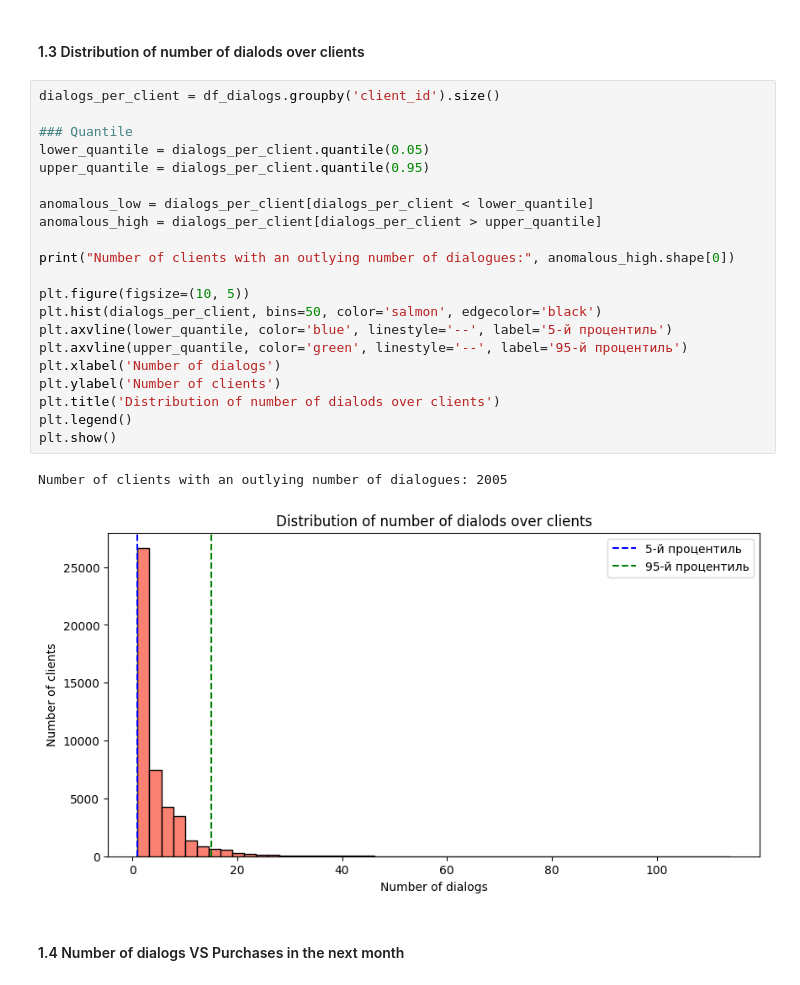
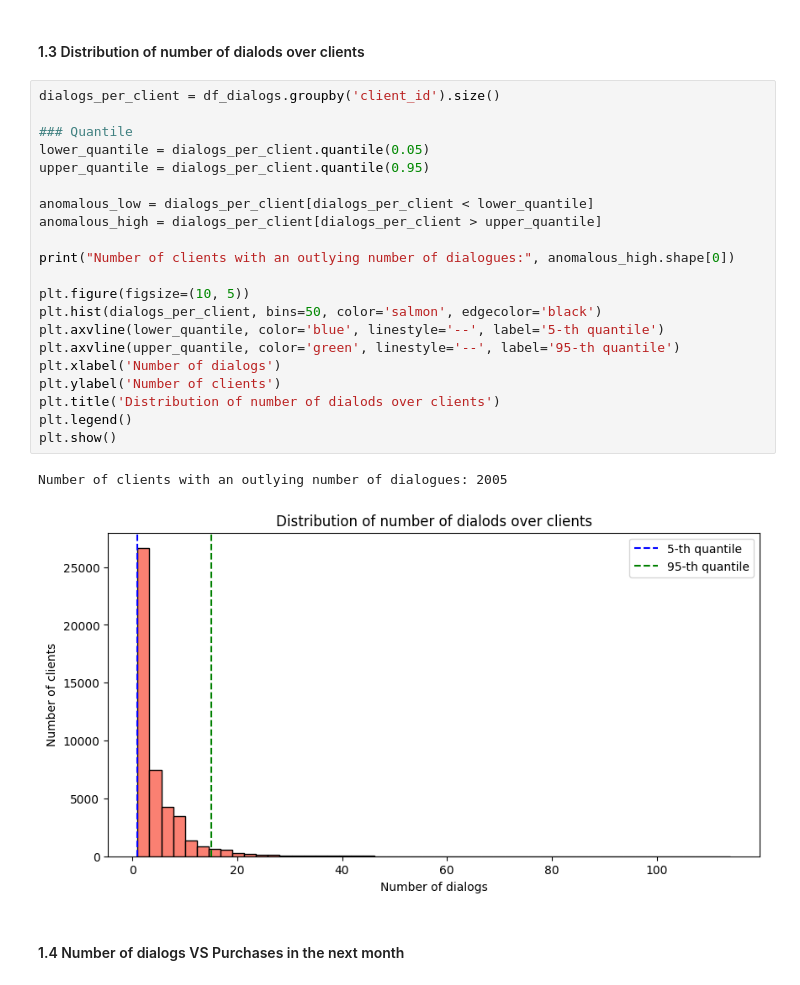
Before and after one commit to liza9797/MDB_mini_analysis, a Jupyter notebook: part1_eda.ipynb, the cells around one changed output. Cells and saved outputs as stored; diff of their text form.

```diff
--- a/part1_eda.ipynb
+++ b/part1_eda.ipynb
@@ -520,27 +520,27 @@ plt.show()
 # %%
 dialogs_per_client = df_dialogs.groupby('client_id').size()
 
 ### Quantile
 lower_quantile = dialogs_per_client.quantile(0.05)
 upper_quantile = dialogs_per_client.quantile(0.95)
 
 anomalous_low = dialogs_per_client[dialogs_per_client < lower_quantile]
 anomalous_high = dialogs_per_client[dialogs_per_client > upper_quantile]
 
 print("Number of clients with an outlying number of dialogues:", anomalous_high.shape[0])
 
 plt.figure(figsize=(10, 5))
 plt.hist(dialogs_per_client, bins=50, color='salmon', edgecolor='black')
-plt.axvline(lower_quantile, color='blue', linestyle='--', label='5-й процентиль')
-plt.axvline(upper_quantile, color='green', linestyle='--', label='95-й процентиль')
+plt.axvline(lower_quantile, color='blue', linestyle='--', label='5-th quantile')
+plt.axvline(upper_quantile, color='green', linestyle='--', label='95-th quantile')
 plt.xlabel('Number of dialogs')
 plt.ylabel('Number of clients')
 plt.title('Distribution of number of dialods over clients')
 plt.legend()
 plt.show()
 # %% [output]
 Number of clients with an outlying number of dialogues: 2005
-[figure, old version]
+[figure, new version]
 # %% [markdown]
 #### 1.4 Number of dialogs VS Purchases in the next month
 # %%
```
Also changed, not shown: parts of 2 cells of this notebook.
